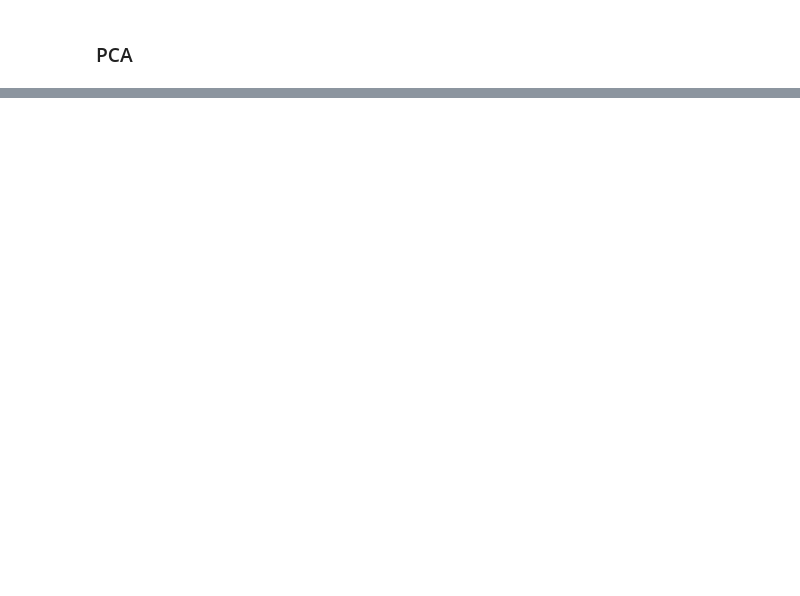
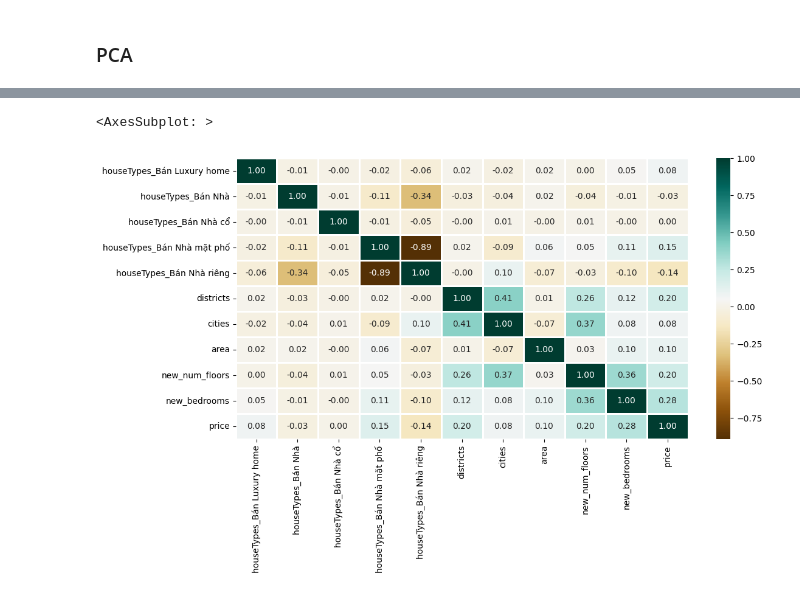
Before and after one commit to DatMinhLeChon/DS.Final, a Jupyter notebook: process.ipynb, the cells around one changed output, grey strips where cells are left out. Drawn from its saved outputs; the diff is of its cells as text; code cells hidden in the pictures; blank space fills up the shorter version.

```diff
--- a/process.ipynb
+++ b/process.ipynb
@@ -376,3 +409,6 @@ features = ['price',\
 print(new_df.to_excel('final_data.xlsx', index=False))
 # %%
 new_df.describe
+# %%
+data_encoded = data_encoded[['houseTypes_Bán Luxury home','houseTypes_Bán Nhà','houseTypes_Bán Nhà cổ','houseTypes_Bán Nhà mặt phố','houseTypes_Bán Nhà riêng','districts','cities','area','new_num_floors','new_bedrooms','price']]
+data_encoded
@@ -378,0 +429,6 @@ new_df.describe
+# %%
+plt.figure(figsize=(12, 6))
+sns.heatmap(data_encoded.corr(), cmap = 'BrBG',fmt = '.2f',linewidths = 2,annot = True)
+# %% [output]
+<AxesSubplot: >
+[figure, added]
```
Also changed, not shown: parts of 8 cells of this notebook, 1 other file.
